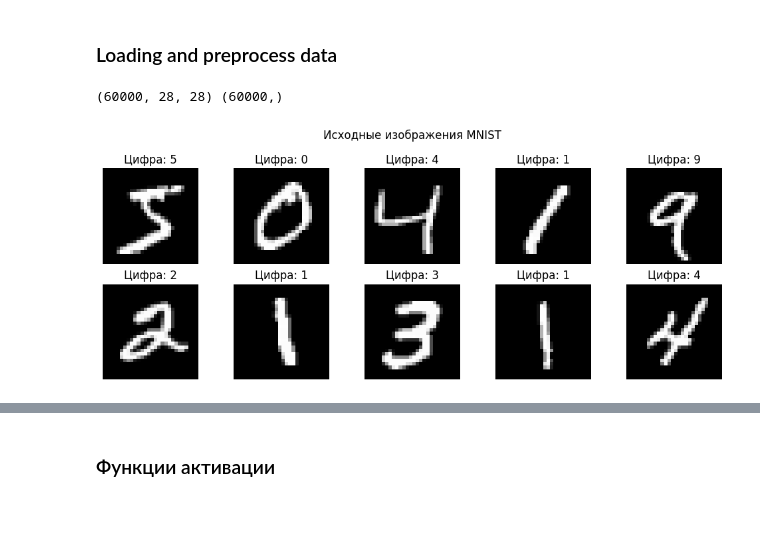
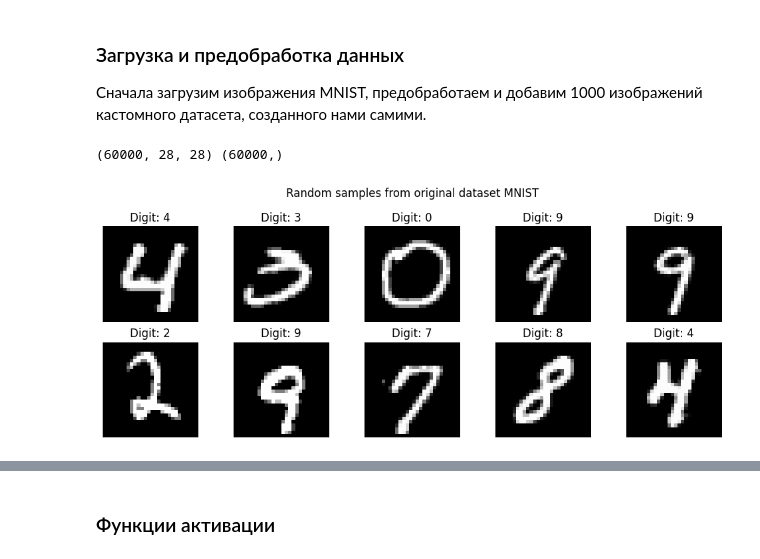
Before and after one commit to DmitriyHSE/A-neural-network-from-scratch-for-MNIST, a Jupyter notebook: MNIST_Neural_Network.ipynb, the cells around one changed output, grey strips where cells are left out. Cells and saved outputs as stored; diff of their text form; code cells hidden in the pictures; blank space fills up the shorter version.

```diff
--- a/MNIST_Neural_Network.ipynb
+++ b/MNIST_Neural_Network.ipynb
@@ -7,7 +24,8 @@ import numpy as np, pandas as pd, matplotlib.pyplot as plt
 import tensorflow as tf # only for loading dataset
 import os
-# %% [markdown]
-### Loading and preprocess data
+# %% [markdown]
+### Загрузка и предобработка данных
+Сначала загрузим изображения MNIST, предобработаем и добавим 1000 изображений кастомного датасета, созданного нами самими.
 # %%
 # Loading from Tensorflow.Keras
 mnist = tf.keras.datasets.mnist
@@ -18,18 +36,28 @@ print(x_train.shape, # 60 thousand of handwritten digits in size 28 x 28 pixels
 # %% [output]
 (60000, 28, 28) (60000,)
 # %%
-# vizualization of the dataset
-def plot_images(images, labels, rows=2, cols=5, title=None):
-    fig, axes = plt.subplots(rows, cols, figsize=(10,4))
+# vizualization of the dataset MNIST
+def plot_images(images, labels=None, rows=2, cols=5, title=None, figsize=(10,4)):
+    im_d0 = images.shape[0]
+    im_d1 = images.shape[1]
+    if im_d1 == 784:
+      images = np.reshape(images, (im_d0, 28, 28))
+    fig, axes = plt.subplots(rows, cols, figsize=figsize)
     axes = axes.flatten()
     for i in range(rows*cols):
         axes[i].imshow(images[i], cmap='gray')
-        axes[i].set_title(f"Цифра: {labels[i]}")
         axes[i].axis('off')
-    if title: plt.suptitle(title)
+        if labels is not None:
+          axes[i].set_title(f"Digit: {labels[i]}")
+    plt.suptitle(title)
     plt.tight_layout()
     plt.show()
 
-plot_images(x_train[:10], y_train[:10], title="Исходные изображения MNIST")
+# choosing random samples of digits in original dataset
+random_indices = np.random.randint(1, 60000, size=10)
+random_images = x_train[random_indices]
+random_lables = y_train[random_indices]
+
+plot_images(random_images, random_lables, title="Random samples from original dataset MNIST")
 # %% [output]
-[figure, old version]
+[figure, new version]
```
Also changed, not shown: parts of 38 cells of this notebook, 13 other files.
